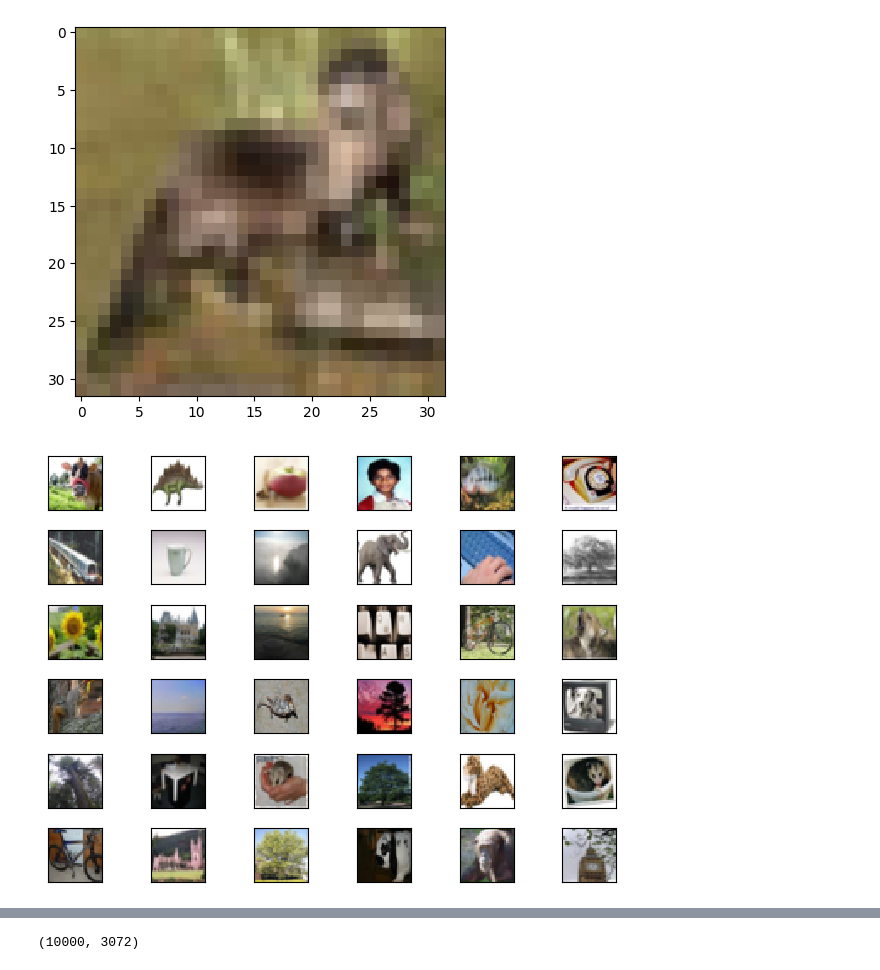
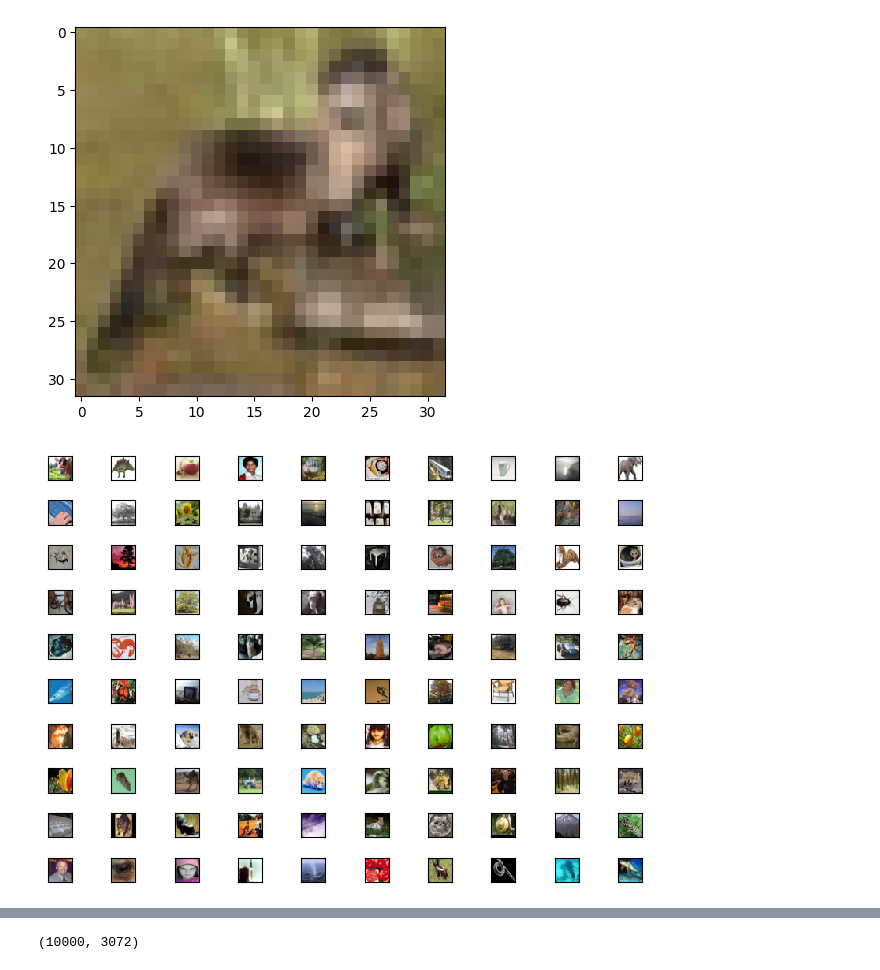
Before and after one commit to Steel3264/AI, a Jupyter notebook: Cifar_100,_fashion_Mnist.ipynb, the cells around one changed output, grey strips where cells are left out. Cells and saved outputs as stored; diff of their text form; code cells hidden in the pictures.

```diff
--- a/Cifar_100,_fashion_Mnist.ipynb
+++ b/Cifar_100,_fashion_Mnist.ipynb
@@ -14,15 +14,15 @@ plt.show()
 # %% [output]
 [figure]
 # %%
-for i in range(36):
-  plt.subplot(6,6, i+1)
+for i in range(100):
+  plt.subplot(10,10, i+1)
   plt.tight_layout()
   plt.imshow(x_train[i], cmap='gray', interpolation='none')
   # plt.title('so:{}'.format(y_train[i]))
   plt.xticks([])
   plt.yticks([])
 # %% [output]
-[figure, old version]
+[figure, new version]
 # %%
 from keras.models import Sequential
 from keras.layers import Dense
```
Also changed, not shown: parts of 4 cells of this notebook.
